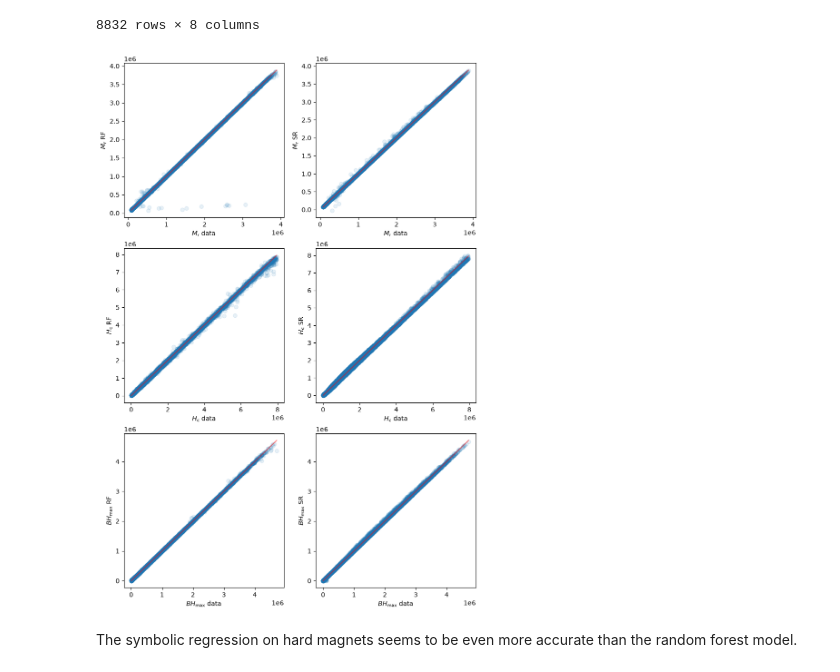
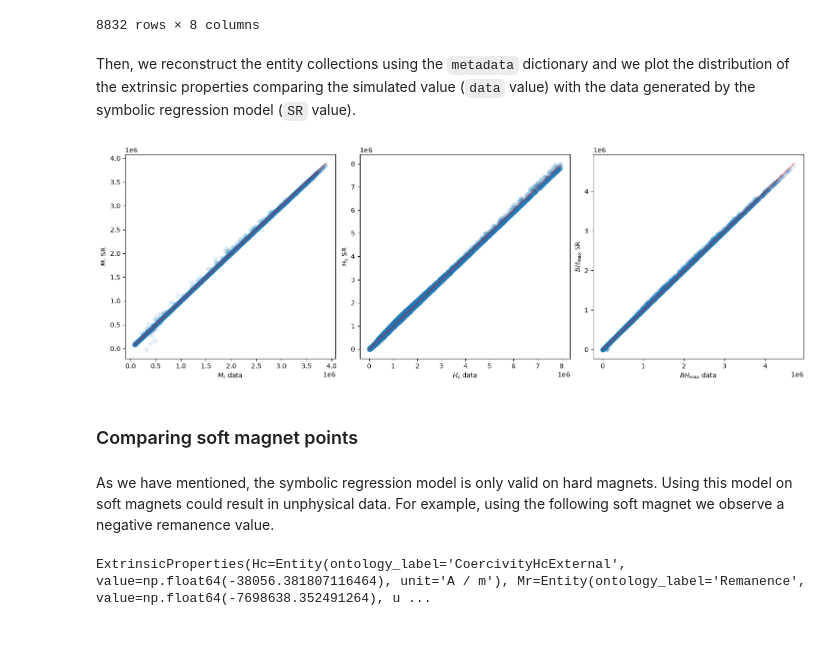
Before and after one commit to MaMMoS-project/mammos-ai, a Jupyter notebook: examples/symbolic_regression.ipynb, the cells around one changed output. Saved outputs shown, nothing was run; the diff lists cells and outputs as text; code cells hidden in the pictures; blank space fills up the shorter version.

```diff
--- a/examples/symbolic_regression.ipynb
+++ b/examples/symbolic_regression.ipynb
@@ -272,69 +189,60 @@ hard_sr = mammos_ai.Hc_Mr_BHmax_from_Ms_A_K(
+# %% [markdown]
+Then, we reconstruct the entity collections using the `metadata` dictionary and we plot the distribution of the extrinsic properties comparing the simulated value (`data` value) with the data generated by the symbolic regression model (`SR` value).
 # %%
-fig, ax = plt.subplots(nrows=3, ncols=2, figsize=(10, 15))
+data_hard = me.EntityCollection.from_dataframe(df_hard, metadata)
+hard_sr = mammos_ai.Hc_Mr_BHmax_from_Ms_A_K(
+    data_hard.Ms, data_hard.A, data_hard.K1, model="cube50_singlegrain_symbolic_regression_v1.0"
+)
+
+fig, ax = plt.subplots(nrows=1, ncols=3, figsize=(15, 5), layout="constrained")
 alpha = 0.1
 
 # Mr
-ax[0, 0].scatter(data_hard.Mr.q, hard_rf.Mr.q, alpha=alpha)
-ax[0, 0].plot(
-    (np.nanmin(data_hard.Mr.value), np.nanmax(data_hard.Mr.value)),
-    (np.nanmin(data_hard.Mr.value), np.nanmax(data_hard.Mr.value)),
-    "r",
-    alpha=0.5,
-)
-ax[0, 0].set_xlabel(r"$M_{\mathsf{r}}$ data")
-ax[0, 0].set_ylabel(r"$M_{\mathsf{r}}$ RF")
-ax[0, 1].scatter(data_hard.Mr.q, hard_sr.Mr.q, alpha=alpha)
-ax[0, 1].set_xlabel(r"$M_{\mathsf{r}}$ data")
-ax[0, 1].set_ylabel(r"$M_{\mathsf{r}}$ SR")
-ax[0, 1].plot(
+ax[0].scatter(data_hard.Mr.q, hard_sr.Mr.q, alpha=alpha)
+ax[0].set_xlabel(r"$M_{\mathsf{r}}$ data")
+ax[0].set_ylabel(r"$M_{\mathsf{r}}$ SR")
+ax[0].plot(
     (np.nanmin(data_hard.Mr.value), np.nanmax(data_hard.Mr.value)),
     (np.nanmin(data_hard.Mr.value), np.nanmax(data_hard.Mr.value)),
     "r",
     alpha=0.5,
 )
 
 # Hc
-ax[1, 0].scatter(data_hard.Hc.q, hard_rf.Hc.q, alpha=alpha)
-ax[1, 0].plot(
+ax[1].scatter(data_hard.Hc.q, hard_sr.Hc.q, alpha=alpha)
+ax[1].plot(
     (np.nanmin(data_hard.Hc.value), np.nanmax(data_hard.Hc.value)),
     (np.nanmin(data_hard.Hc.value), np.nanmax(data_hard.Hc.value)),
     "r",
     alpha=0.5,
 )
-ax[1, 0].set_xlabel(r"$H_{\mathsf{c}}$ data")
-ax[1, 0].set_ylabel(r"$H_{\mathsf{c}}$ RF")
-ax[1, 1].scatter(data_hard.Hc.q, hard_sr.Hc.q, alpha=alpha)
-ax[1, 1].plot(
-    (np.nanmin(data_hard.Hc.value), np.nanmax(data_hard.Hc.value)),
-    (np.nanmin(data_hard.Hc.value), np.nanmax(data_hard.Hc.value)),
-    "r",
-    alpha=0.5,
-)
-ax[1, 1].set_xlabel(r"$H_{\mathsf{c}}$ data")
-ax[1, 1].set_ylabel(r"$H_{\mathsf{c}}$ SR")
+ax[1].set_xlabel(r"$H_{\mathsf{c}}$ data")
+ax[1].set_ylabel(r"$H_{\mathsf{c}}$ SR")
 
 # BHmax
-ax[2, 0].scatter(data_hard.BHmax.q, hard_rf.BHmax.q, alpha=alpha)
-ax[2, 0].plot(
+ax[2].scatter(data_hard.BHmax.q, hard_sr.BHmax.q, alpha=alpha)
+ax[2].plot(
     (np.nanmin(data_hard.BHmax.value), np.nanmax(data_hard.BHmax.value)),
     (np.nanmin(data_hard.BHmax.value), np.nanmax(data_hard.BHmax.value)),
     "r",
     alpha=0.5,
 )
-ax[2, 0].set_xlabel(r"$BH_{\mathsf{max}}$ data")
-ax[2, 0].set_ylabel(r"$BH_{\mathsf{max}}$ RF")
-ax[2, 1].scatter(data_hard.BHmax.q, hard_sr.BHmax.q, alpha=alpha)
-ax[2, 1].plot(
-    (np.nanmin(data_hard.BHmax.value), np.nanmax(data_hard.BHmax.value)),
-    (np.nanmin(data_hard.BHmax.value), np.nanmax(data_hard.BHmax.value)),
-    "r",
-    alpha=0.5,
-)
-ax[2, 1].set_xlabel(r"$BH_{\mathsf{max}}$ data")
-ax[2, 1].set_ylabel(r"$BH_{\mathsf{max}}$ SR")
+ax[2].set_xlabel(r"$BH_{\mathsf{max}}$ data")
+ax[2].set_ylabel(r"$BH_{\mathsf{max}}$ SR")
 
 plt.show()
 # %% [output]
-[figure, old version]
+[figure, new version]
-# %% [markdown]
-The symbolic regression on hard magnets seems to be even more accurate than the random forest model.
+# %% [markdown]
+### Comparing soft magnet points
+# %% [markdown]
+As we have mentioned, the symbolic regression model is only valid on hard magnets. Using this model on soft magnets could result in unphysical data. For example, using the following soft magnet we observe a negative remanence value.
+# %%
+mammos_ai.Hc_Mr_BHmax_from_Ms_A_K(
+    Ms=me.Entity("SpontaneousMagnetization", 800e3, "A/m"),
+    A=me.Entity("ExchangeStiffnessConstant", 1e-12, "J/m"),
+    K1=me.Entity("UniaxialAnisotropyConstant", 1e4, "J/m3"),
+    model="cube50_singlegrain_symbolic_regression_v1.0",
+)
+# %% [output]
+ExtrinsicProperties(Hc=Entity(ontology_label='CoercivityHcExternal', value=np.float64(-38056.381807116464), unit='A / m'), Mr=Entity(ontology_label='Remanence', value=np.float64(-7698638.352491264), u ...
```
Also changed, not shown: parts of 25 cells of this notebook.
